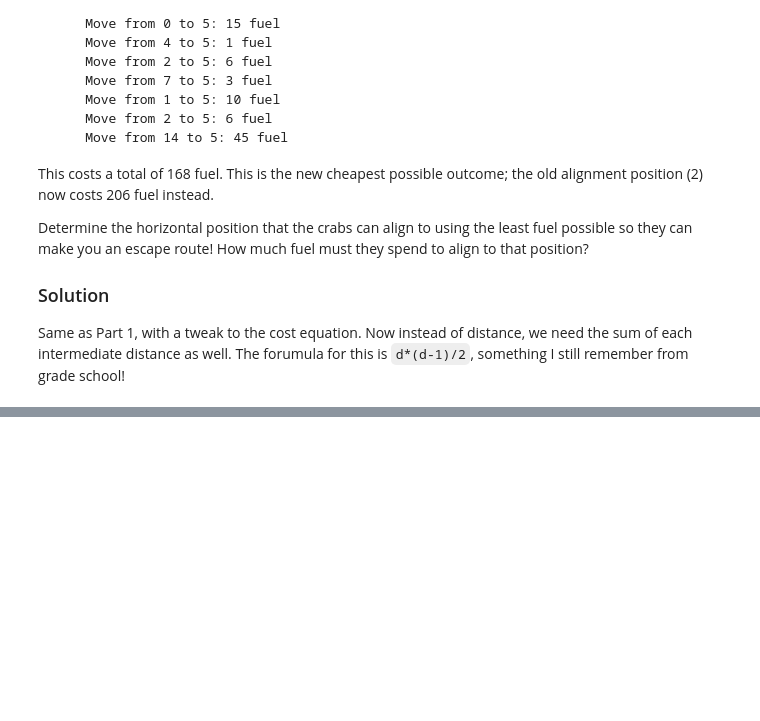
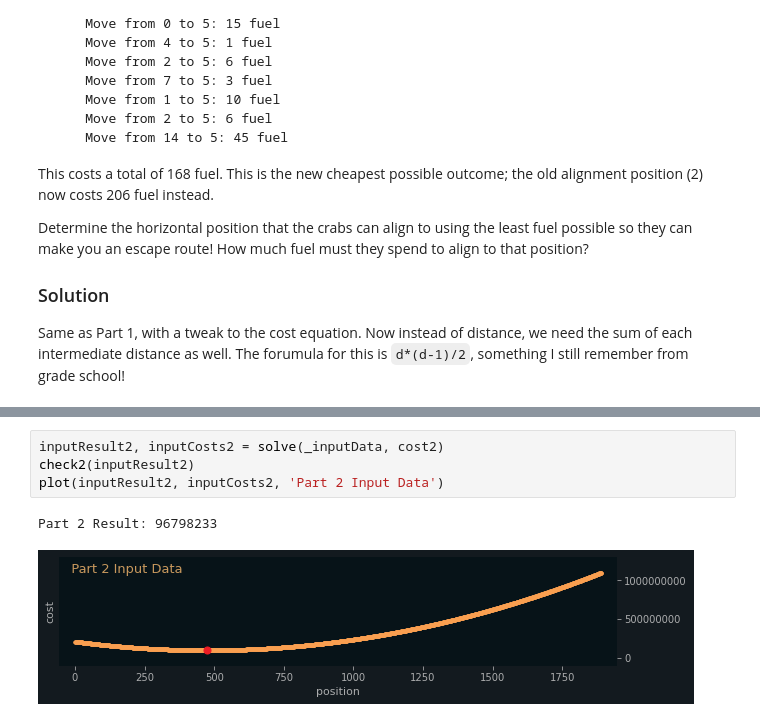
Before and after one commit to scottbilas/advent-of-code, a Jupyter notebook: 2021/aoc/day7.solver.ipynb, the cells around one changed output, grey strips where cells are left out. Saved outputs shown, nothing was run; the diff lists cells and outputs as text; blank space fills up the shorter version.

```diff
--- a/2021/aoc/day7.solver.ipynb
+++ b/2021/aoc/day7.solver.ipynb
@@ -113,0 +126,7 @@ Part 2 Result: 96798233
+# %%
+inputResult2, inputCosts2 = solve(_inputData, cost2)
+check2(inputResult2)
+plot(inputResult2, inputCosts2, 'Part 2 Input Data')
+# %% [output]
+Part 2 Result: 96798233
+[figure, added]
```
Also changed, not shown: parts of 4 cells of this notebook, 1 other file.
